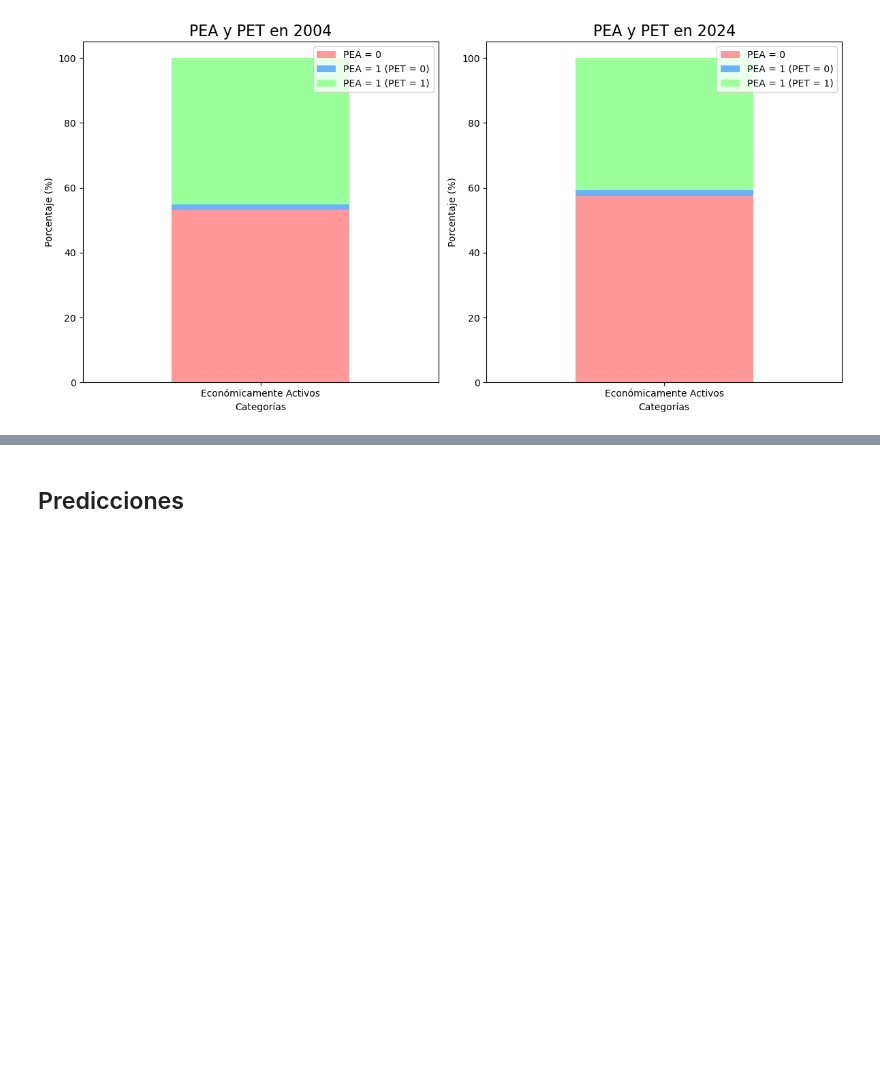
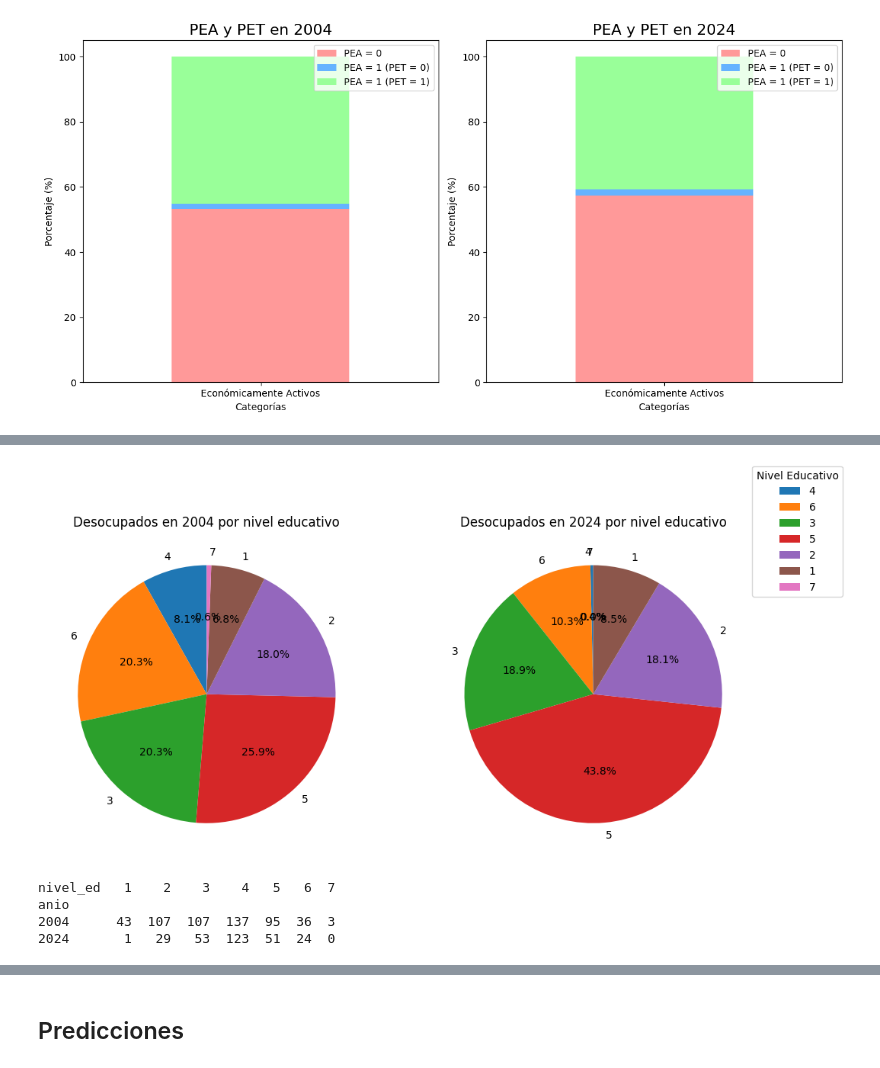
Before and after one commit to miligarofalo/CC408-T2-1, a Jupyter notebook: TP3/Untitled1.ipynb, the cells around one changed output, grey strips where cells are left out. Cells and saved outputs as stored; diff of their text form; code cells hidden in the pictures; blank space fills up the shorter version.

```diff
--- a/TP3/Untitled1.ipynb
+++ b/TP3/Untitled1.ipynb
@@ -735,3 +755,13 @@ plt.tight_layout()
 plt.show()
 # %% [output]
 [figure]
+# %%
+#Agregar una columna llamada desocupado que muestre personas desocupadas en 2004 vs 2024
+
+respondieron['desocupado'] = respondieron['estado'].apply(lambda x: 1 if x in [2] else 0)
+
+des2004 = ((respondieron['desocupado'] == 1) & (respondieron['anio'] == '2004')).sum()
+print(f'La cantidad de desocupados en 2004 era: {des2004}')
+
+des2024 = ((respondieron['desocupado'] == 1) & (respondieron['anio'] == '2024')).sum()
+print(f'La cantidad de desocupados en 2024 es: {des2024}')
@@ -737,0 +776,32 @@ plt.show()
+# %%
+#Mostrar la proporción de desocupados por nivel educativos comparando 2004 y 2024
+#Uso base de datos RESPONDIERON
+
+import matplotlib.pyplot as plt
+
+rd = respondieron[respondieron['desocupado'] == 1]
+
+fig, ax = plt.subplots(1, 2, figsize=(12, 6))
+ne = rd['nivel_ed'].unique()
+
+# Gráfico para 2004
+d2004 = rd.groupby(['anio', 'nivel_ed']).size().unstack(fill_value=0).loc['2004']
+ax[0].pie(d2004, labels=ne, autopct='%1.1f%%', startangle=90)
+ax[0].set_title('Desocupados en 2004 por nivel educativo')
+
+# Gráfico para 2024
+d2024 = rd.groupby(['anio', 'nivel_ed']).size().unstack(fill_value=0).loc['2024']
+ax[1].pie(d2024, labels=ne, autopct='%1.1f%%', startangle=90)
+ax[1].set_title('Desocupados en 2024 por nivel educativo')
+fig.legend(ne, title="Nivel Educativo", loc="upper right")
+
+plt.show()
+
+r = rd.groupby(['anio', 'nivel_ed']).size().unstack(fill_value=0)
+print(r)
+# %% [output]
+[figure, added]
+nivel_ed   1    2    3    4   5   6  7
+anio
+2004      43  107  107  137  95  36  3
+2024       1   29   53  123  51  24  0
```
Also changed, not shown: parts of 13 cells of this notebook.
